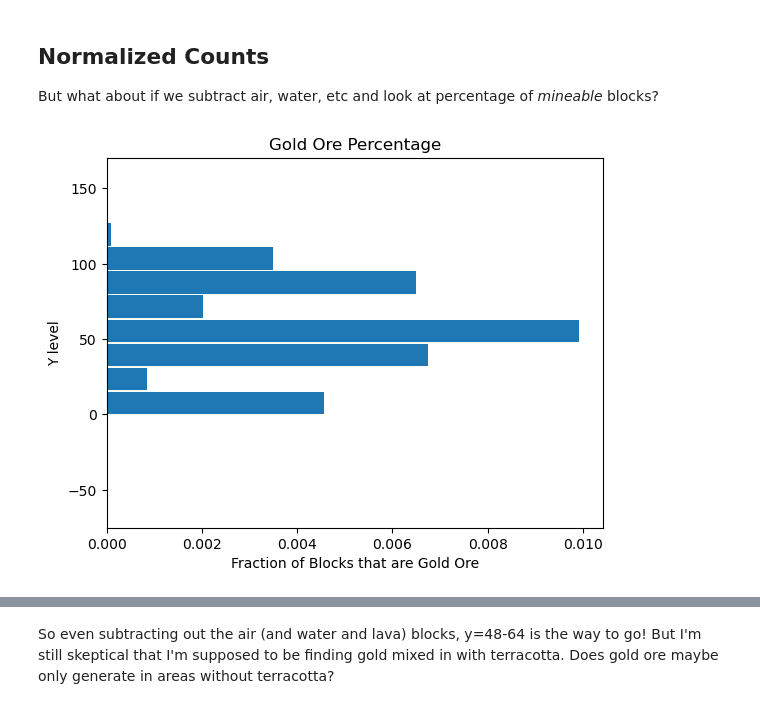
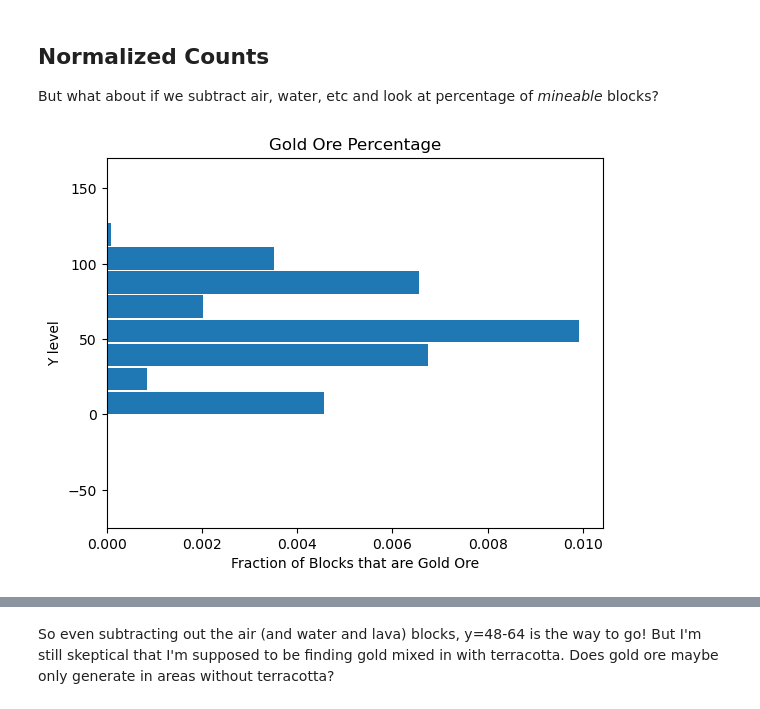
Before and after one commit to OpenBagTwo/AngerLocalBeehive, a Jupyter notebook: notebooks/Gold in the Badlands.ipynb, the cells around one changed output, grey strips where cells are left out. Drawn from its saved outputs; the diff is of its cells as text; code cells hidden in the pictures.

```diff
--- a/notebooks/Gold in the Badlands.ipynb
+++ b/notebooks/Gold in the Badlands.ipynb
@@ -230,31 +231,32 @@ for region_file in sorted((save_folder / "region").glob("*")):
                     ore_count += count
                 if block_lookup[i] not in (
                     "minecraft:air",
                     "minecraft:water",
                     "minecraft:lava",
+                    "minecraft:cave_air",
                     # there are actually a ton more "non-full blocks"
                     # like torches, cobwebs and dandelions
                     # but we'll assume those are rounding errors
                 ):
                     mineable_block_count += count
 
             gold_count[section["Y"].value * 16] += ore_count
             denominator[section["Y"].value * 16] += mineable_block_count
 
 ys = sorted(gold_count.keys())
 pcts = [gold_count[y] / denominator[y] for y in ys]
 
 fig, ax = plt.subplots()
 ax.barh(
     ys,
     pcts,
     height=15,
     align="edge",
 )
 ax.set_title("Gold Ore Percentage")
 ax.set_ylabel("Y level")
 ax.set_xlabel("Fraction of Blocks that are Gold Ore")
 ax.ticklabel_format(axis="x", style="sci", scilimits=(-4, 4))
 plt.show(fig)
 # %% [output]
-[figure, old version]
+[figure, new version]
```
Also changed, not shown: parts of 50 cells of this notebook.
